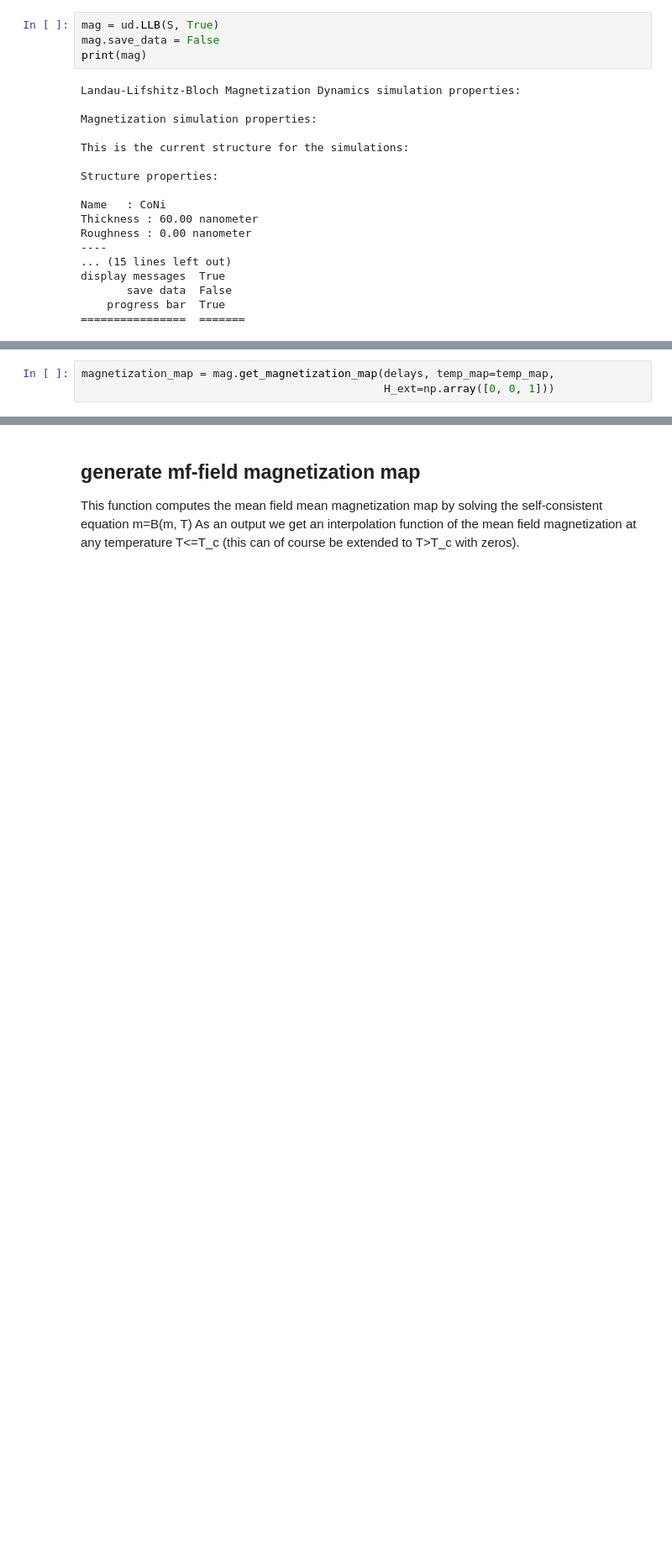
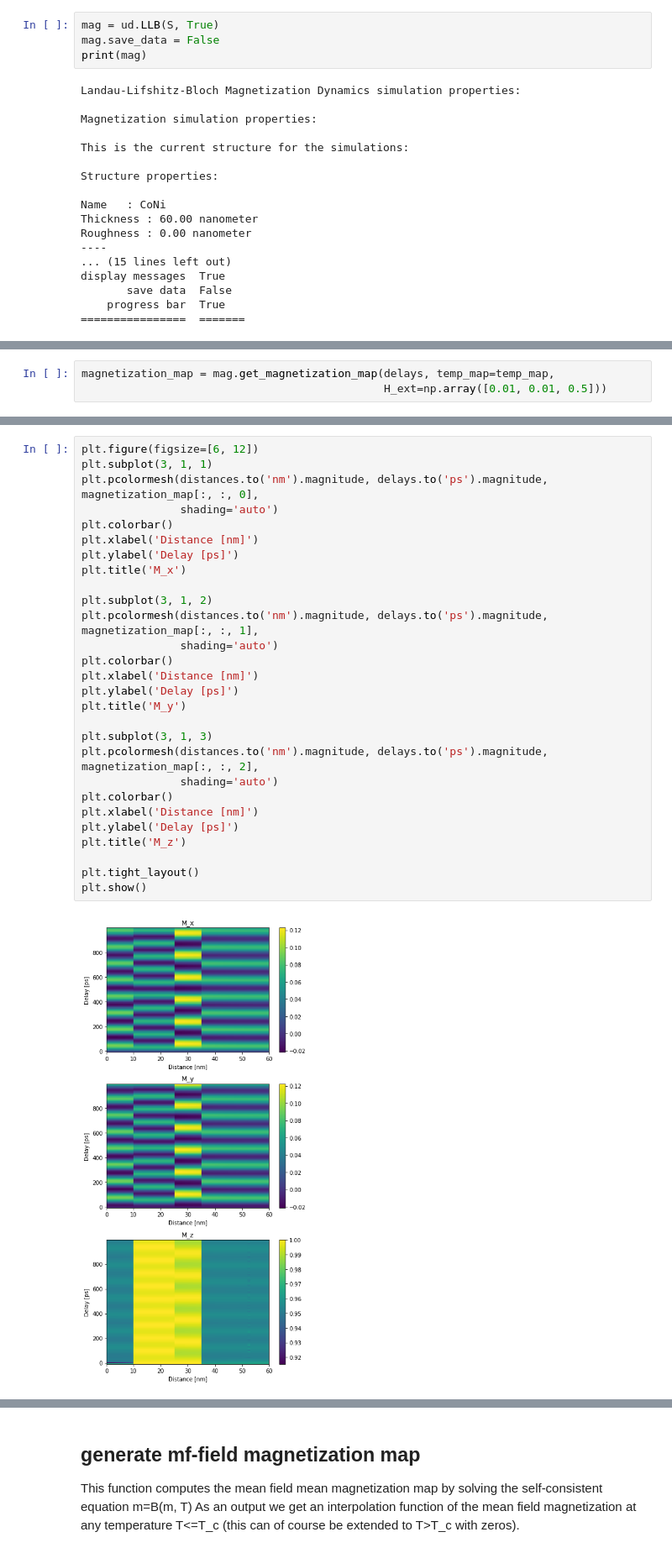
Before and after one commit to dschick/udkm1Dsim, a Jupyter notebook: docs/source/examples/LLB.ipynb, the cells around one changed output, grey strips where cells are left out. Shown at 84% size. Saved outputs shown, nothing was run; the diff lists cells and outputs as text; blank space fills up the shorter version.

```diff
--- a/docs/source/examples/LLB.ipynb
+++ b/docs/source/examples/LLB.ipynb
@@ -266,5 +275,5 @@ display messages  True
 # %%
 magnetization_map = mag.get_magnetization_map(delays, temp_map=temp_map,
-                                              H_ext=np.array([0, 0, 1]))
+                                              H_ext=np.array([0.01, 0.01, 0.5]))
 # %% [output]
 Calculating _magnetization_map_ ...
@@ -273,0 +282,30 @@ AttributeError: 'list' object has no attribute 'T'
+# %%
+plt.figure(figsize=[6, 12])
+plt.subplot(3, 1, 1)
+plt.pcolormesh(distances.to('nm').magnitude, delays.to('ps').magnitude, magnetization_map[:, :, 0],
+               shading='auto')
+plt.colorbar()
+plt.xlabel('Distance [nm]')
+plt.ylabel('Delay [ps]')
+plt.title('M_x')
+
+plt.subplot(3, 1, 2)
+plt.pcolormesh(distances.to('nm').magnitude, delays.to('ps').magnitude, magnetization_map[:, :, 1],
+               shading='auto')
+plt.colorbar()
+plt.xlabel('Distance [nm]')
+plt.ylabel('Delay [ps]')
+plt.title('M_y')
+
+plt.subplot(3, 1, 3)
+plt.pcolormesh(distances.to('nm').magnitude, delays.to('ps').magnitude, magnetization_map[:, :, 2],
+               shading='auto')
+plt.colorbar()
+plt.xlabel('Distance [nm]')
+plt.ylabel('Delay [ps]')
+plt.title('M_z')
+
+plt.tight_layout()
+plt.show()
+# %% [output]
+[figure, added]
```
Also changed, not shown: parts of 11 cells of this notebook.
